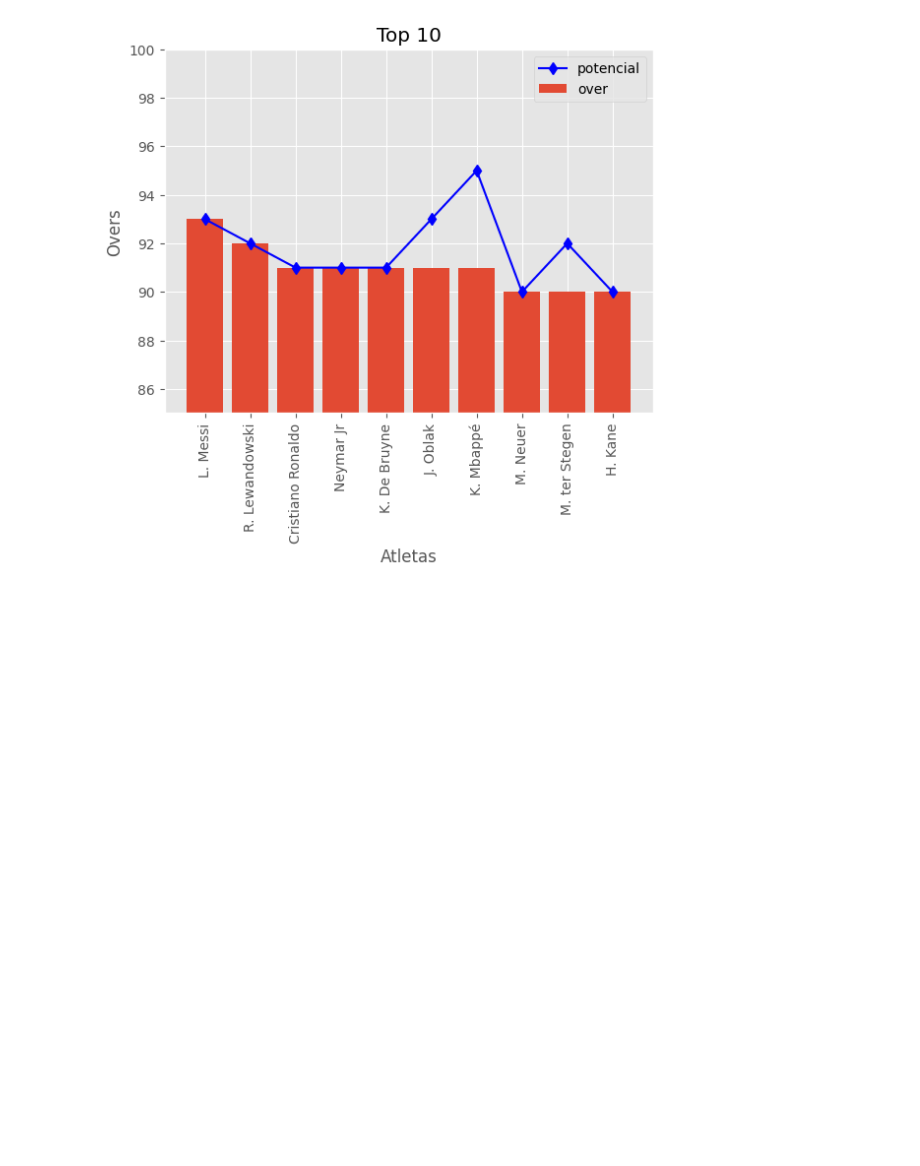
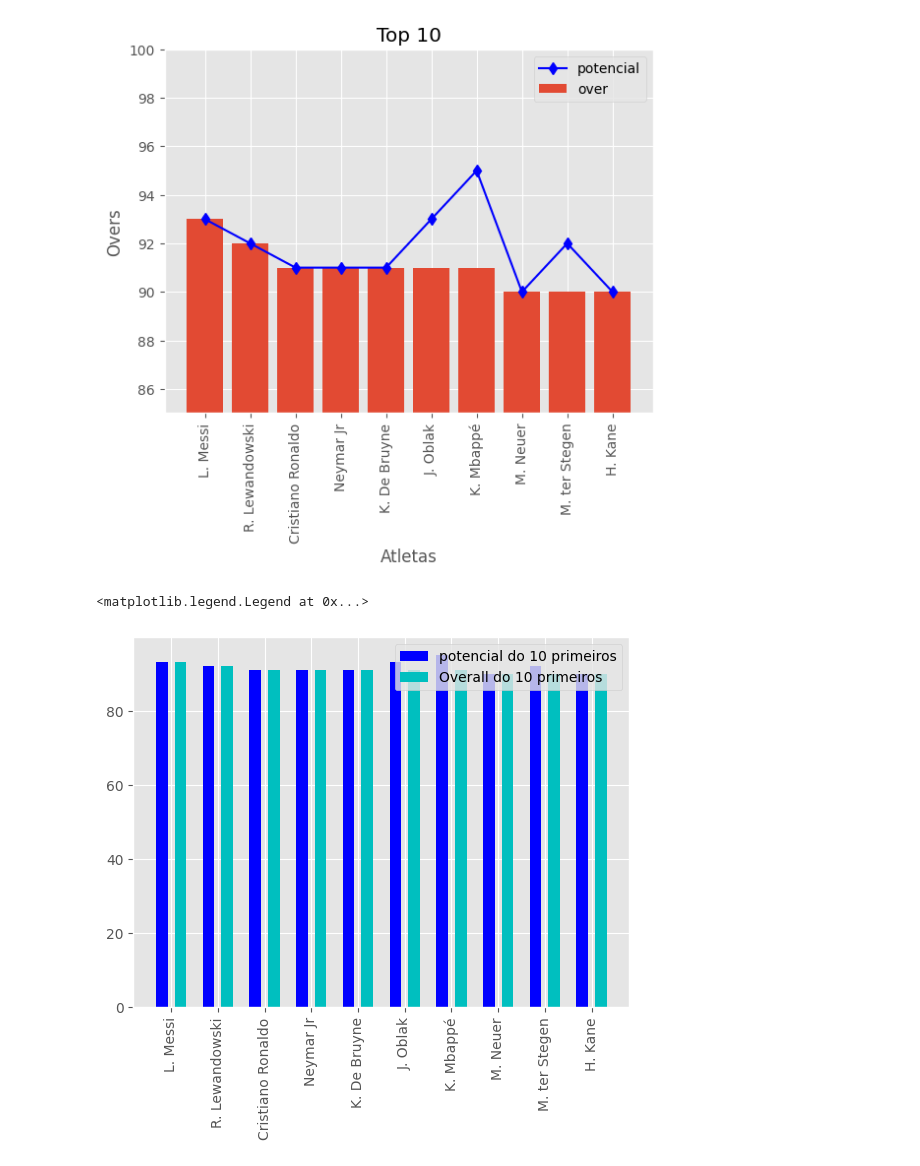
Before and after one commit to lucasghidini/AulasJupyter, a Jupyter notebook: aula1.ipynb, the cells around one changed output. Drawn from its saved outputs; the diff is of its cells as text; code cells hidden in the pictures; blank space fills up the shorter version.

Commit message:
feat: adicionando mais sobre visualização grafica

```diff
--- a/aula1.ipynb
+++ b/aula1.ipynb
@@ -605,3 +606,18 @@ plt.xticks(rotation = 90)
 plt.grid(True)
 # %% [output]
 [figure]
+# %%
+#grafico de barras
+#plt.barh('short_name','overall', data= fifa10, height= 0.25,label='Overall do 10 primeiros') #-> grafico na vertical
+
+#alterando a posiçao das colunas usando numpy
+x = np.arange(len(fifa10))
+largura = 0.4
+
+plt.bar(x-largura/2,'potential', data= fifa10, width= 0.25,label='potencial do 10 primeiros', color= 'b')
+plt.bar(x+largura/2,'overall', data= fifa10, width= 0.25,label='Overall do 10 primeiros',color= 'c',)
+plt.xticks(x, fifa10['short_name'], rotation=90)
+plt.legend()
+# %% [output]
+<matplotlib.legend.Legend at 0x...>
+[figure, added]
```
Also changed, not shown: parts of 1 cell of this notebook.
